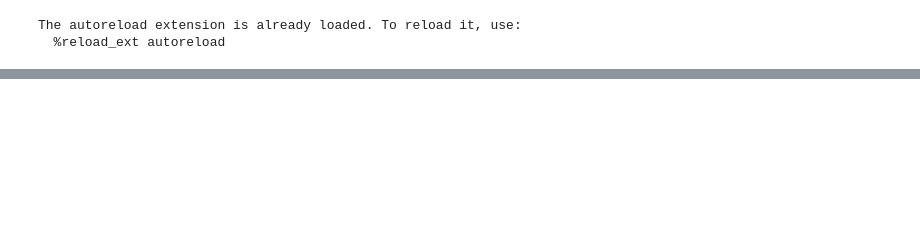
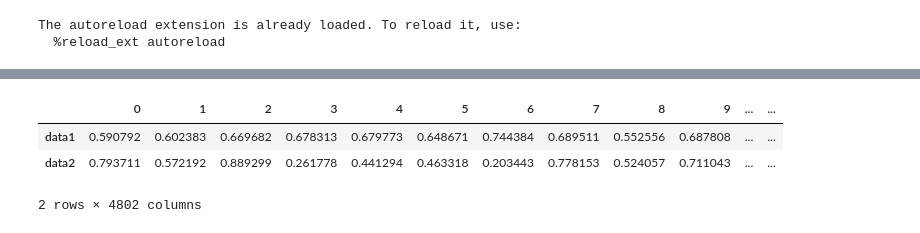
Before and after one commit to avivrosenberg/causal-inference-hw, a Jupyter notebook: hw3/hw3.ipynb, the cells around one changed output, grey strips where cells are left out. Drawn from its saved outputs; the diff is of its cells as text; code cells hidden in the pictures; blank space fills up the shorter version.

```diff
--- a/hw3/hw3.ipynb
+++ b/hw3/hw3.ipynb
@@ -71,0 +202,12 @@ for i, (df, prop) in enumerate(([df1, prop1], [df2, prop2])):
+# %%
+# Save the LR propensity estimates into a new dataframe.
+df_prop_lr = pd.DataFrame(dict(data1=df_propensity[('data1', 'logistic')], data2=df_propensity[('data2','logistic')]))
+
+# Write the propensities to an output file with the requested format.
+df_prop_lr.transpose().to_csv(f'{OUT_DIR}/models_propensity.csv', header=False)
+df_prop_lr.transpose()
+# %% [output]
+|  | 0 | 1 | 2 | 3 | 4 | 5 | 6 | 7 | 8 | 9 | ... | ... |
+| data1 | 0.590792 | 0.602383 | 0.669682 | 0.678313 | 0.679773 | 0.648671 | 0.744384 | 0.689511 | 0.552556 | 0.687808 | ... | ... |
+| data2 | 0.793711 | 0.572192 | 0.889299 | 0.261778 | 0.441294 | 0.463318 | 0.203443 | 0.778153 | 0.524057 | 0.711043 | ... | ... |
+2 rows × 4802 columns
```
Also changed, not shown: parts of 24 cells of this notebook, 1 other file.
